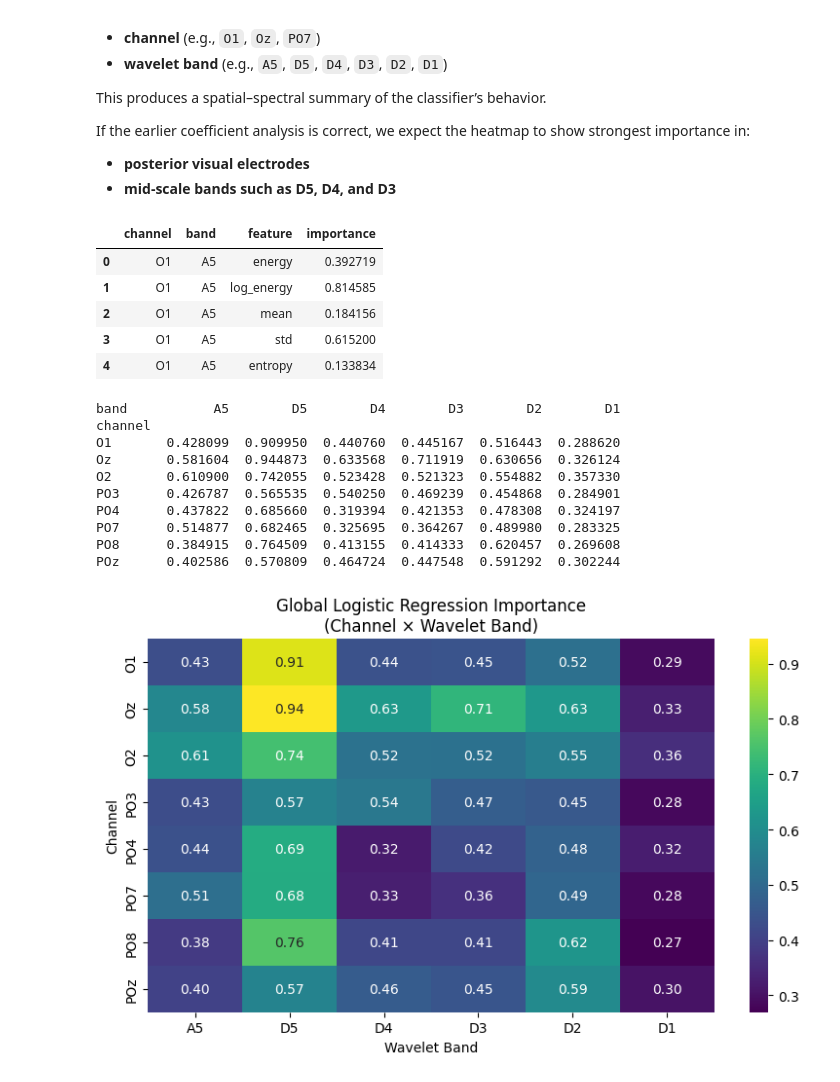
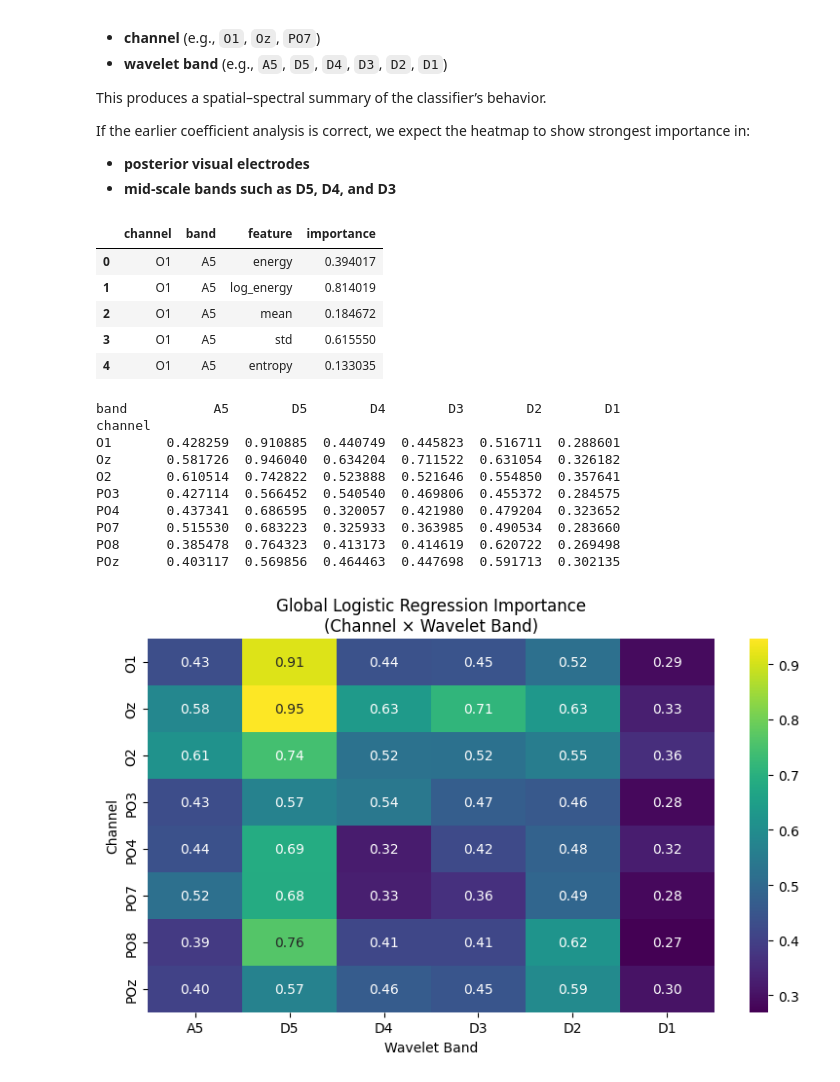
Before and after one commit to Dennis-T-cloud/EEG-Biometrics-Neural-Identity, a Jupyter notebook: 05_ml.ipynb, the cells around one changed output. Saved outputs shown, nothing was run; the diff lists cells and outputs as text; code cells hidden in the pictures.

```diff
--- a/05_ml.ipynb
+++ b/05_ml.ipynb
@@ -206,2 +496,16 @@ Average accuracy is 0.8074166666666667
 # %% [markdown]
 # Random Pooled Results
+# %%
+lr_model = make_pipeline(
+    StandardScaler(),
+    LogisticRegression(
+        # multi_class="multinomial",
+        solver="lbfgs",
+        max_iter=2000,
+        random_state=42
+    ))
+lr_model.fit(X_train_allsub, y_train_allsub)
+y_pred_lr = lr_model.predict(X_test_allsub)
+acc_lr=accuracy_score(y_test_allsub, y_pred_lr)
+
+print("Logistic Regression Accuracy:",acc_lr)
@@ -246,6 +552,6 @@ print(cm)
  [0.015  0.02   0.015  0.02   0.0025 0.     0.0175 0.02   0.0025 0.8875]]
 # %%
-layout = data['layout']
+layout = data_allsub['layout']
 
 for cls in range(clf.coef_.shape[0]):
     w = clf.coef_[cls]
@@ -346,7 +652,7 @@ This step connects the model's learned parameters back to the underlying EEG fea
 scaler = lr_model.named_steps["standardscaler"]
 clf = lr_model.named_steps["logisticregression"]
 
-layout = data["layout"]
+layout = data_allsub["layout"]
 
 # Average absolute coefficient across all classes
 global_importance = np.mean(np.abs(clf.coef_), axis=0)
@@ -383,8 +689,8 @@ for idx in top_indices:
     ch, band, feat, col = layout[idx]
 
     df_plot = pd.DataFrame({
-        "value": X[:, idx],
-        "subject": y.astype(str)
+        "value": X_allsub[:, idx],
+        "subject": y_allsub.astype(str)
     })
 
     plt.figure(figsize=(8,4))
@@ -435,37 +741,37 @@ If the earlier coefficient analysis is correct, we expect the heatmap to show st
 # %%
 import numpy as np
 import pandas as pd
 import seaborn as sns
 import matplotlib.pyplot as plt
 
 # Access fitted logistic regression and metadata
 scaler = lr_model.named_steps["standardscaler"]
 clf = lr_model.named_steps["logisticregression"]
-layout = data["layout"]
+layout = data_allsub["layout"]
 
 # Mean absolute coefficient across classes
 global_importance = np.mean(np.abs(clf.coef_), axis=0)
 
 # Build long-format table
 rows = []
 for idx, imp in enumerate(global_importance):
     ch, band, feat, col = layout[idx]
     rows.append({
         "channel": ch,
         "band": band,
         "feature": feat,
         "importance": imp
     })
 
 imp_df = pd.DataFrame(rows)
 imp_df.head()
 # %% [output]
 |  | channel | band | feature | importance |
-| 0 | O1 | A5 | energy | 0.392719 |
-| 1 | O1 | A5 | log_energy | 0.814585 |
-| 2 | O1 | A5 | mean | 0.184156 |
-| 3 | O1 | A5 | std | 0.615200 |
-| 4 | O1 | A5 | entropy | 0.133834 |
+| 0 | O1 | A5 | energy | 0.394017 |
+| 1 | O1 | A5 | log_energy | 0.814019 |
+| 2 | O1 | A5 | mean | 0.184672 |
+| 3 | O1 | A5 | std | 0.615550 |
+| 4 | O1 | A5 | entropy | 0.133035 |
 # %%
 # Aggregate over feature type to get channel x band importance
 band_heatmap_df = (
@@ -475,8 +781,8 @@ band_heatmap_df = (
 )
 
 # Keep channels/bands in a sensible order
-channel_order = list(data["ch_names"])
-band_order = list(data["band_names"])
+channel_order = list(data_allsub["ch_names"])
+band_order = list(data_allsub["band_names"])
 
 heatmap_mat = band_heatmap_df.pivot(
     index="channel",
@@ -488,14 +794,14 @@ print(heatmap_mat)
 # %% [output]
 band           A5        D5        D4        D3        D2        D1
 channel
-O1       0.428099  0.909950  0.440760  0.445167  0.516443  0.288620
-Oz       0.581604  0.944873  0.633568  0.711919  0.630656  0.326124
-O2       0.610900  0.742055  0.523428  0.521323  0.554882  0.357330
-PO3      0.426787  0.565535  0.540250  0.469239  0.454868  0.284901
-PO4      0.437822  0.685660  0.319394  0.421353  0.478308  0.324197
-PO7      0.514877  0.682465  0.325695  0.364267  0.489980  0.283325
-PO8      0.384915  0.764509  0.413155  0.414333  0.620457  0.269608
-POz      0.402586  0.570809  0.464724  0.447548  0.591292  0.302244
+O1       0.428259  0.910885  0.440749  0.445823  0.516711  0.288601
+Oz       0.581726  0.946040  0.634204  0.711522  0.631054  0.326182
+O2       0.610514  0.742822  0.523888  0.521646  0.554850  0.357641
+PO3      0.427114  0.566452  0.540540  0.469806  0.455372  0.284575
+PO4      0.437341  0.686595  0.320057  0.421980  0.479204  0.323652
+PO7      0.515530  0.683223  0.325933  0.363985  0.490534  0.283660
+PO8      0.385478  0.764323  0.413173  0.414619  0.620722  0.269498
+POz      0.403117  0.569856  0.464463  0.447698  0.591713  0.302135
 # %%
 plt.figure(figsize=(8, 5))
 sns.heatmap(
```
Also changed, not shown: parts of 39 cells of this notebook.
